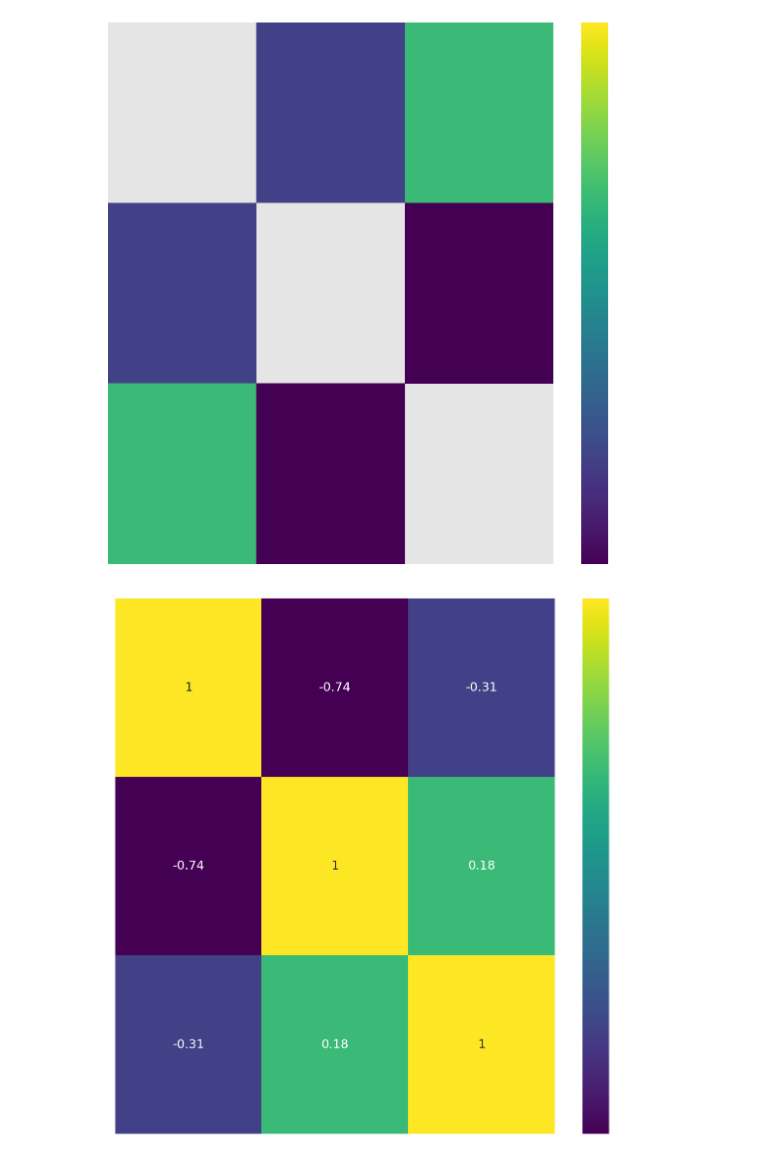
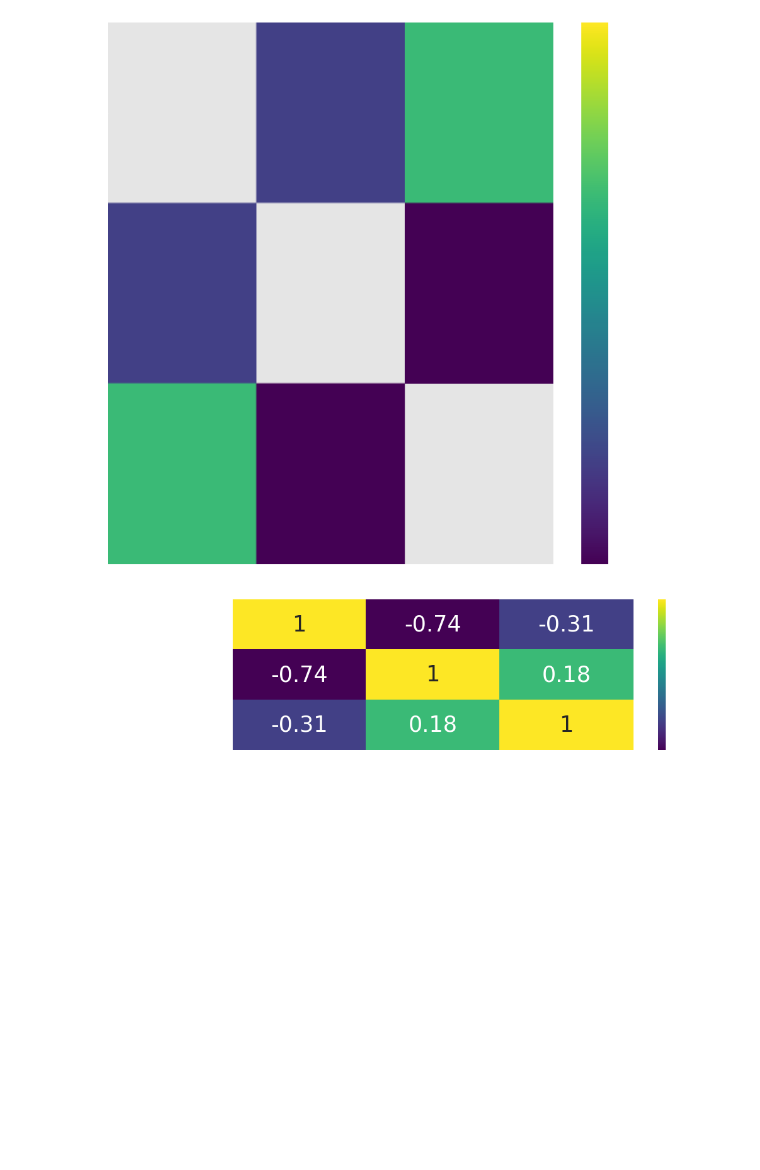
Before and after one commit to jdkent/2018-Seminar-Talk, a Jupyter notebook: seminar_graphs.ipynb, the cells around one changed output. Saved outputs shown, nothing was run; the diff lists cells and outputs as text; code cells hidden in the pictures; blank space fills up the shorter version.

```diff
--- a/seminar_graphs.ipynb
+++ b/seminar_graphs.ipynb
@@ -424,18 +378,19 @@ conf2_conf1_corr = np.corrcoef(modular_df[['confound1', 'confound2', 'right_insu
 simult_corr = np.corrcoef(modular_df[['confound1', 'confound2', 'right_insula_simult']], rowvar=False)
 corrs = [orig_corr, conf1_conf2_corr, conf2_conf1_corr, simult_corr]
 # %%
-font = {'size': 25}
+font = {'size': 35}
 
 plt.rc('font', **font)
 
 orig_corr_hm = sns.heatmap(corrs[0], vmin=-0.5, vmax=0.5, cmap='viridis',
                            xticklabels=['confound1', 'confound2', 'right_insula'],
                            yticklabels=['confound1', 'confound2', 'right_insula'],
                            annot=True,
                            )
+plt.tight_layout()
 plt.savefig('./imgs/hm-corr_orig.png', transparent='True')
 # %% [output]
-[figure, old version]
+[figure, new version]
 # %%
 conf1_conf2_corr_hm = sns.heatmap(corrs[1], vmin=-0.5, vmax=0.5, cmap='viridis',
                                   xticklabels=['confound1', 'confound2', 'right_insula'],
```
Also changed, not shown: parts of 33 cells of this notebook.
